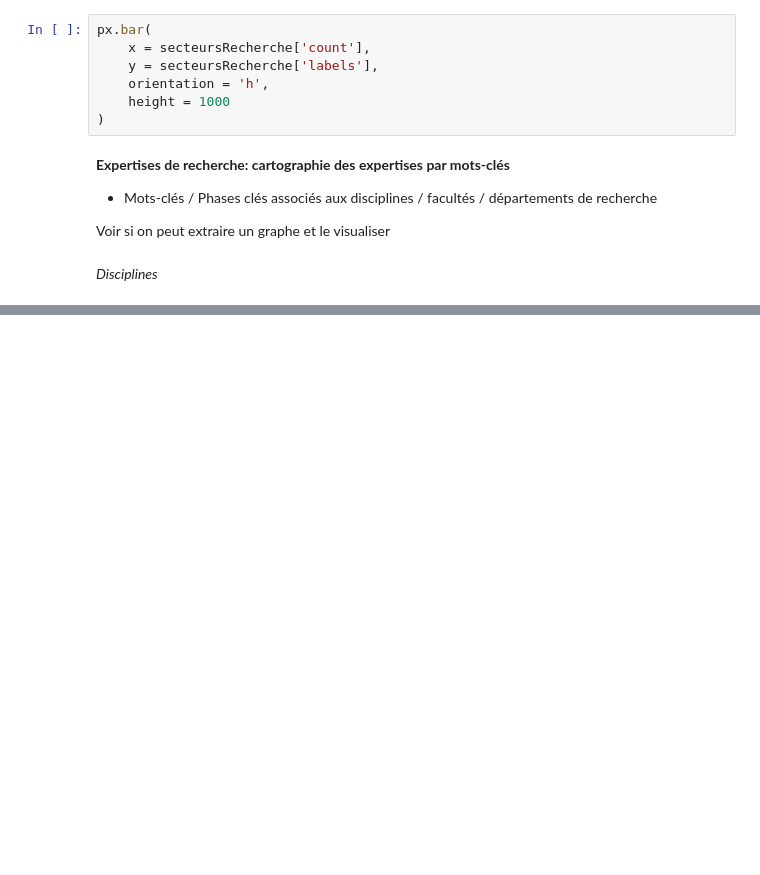
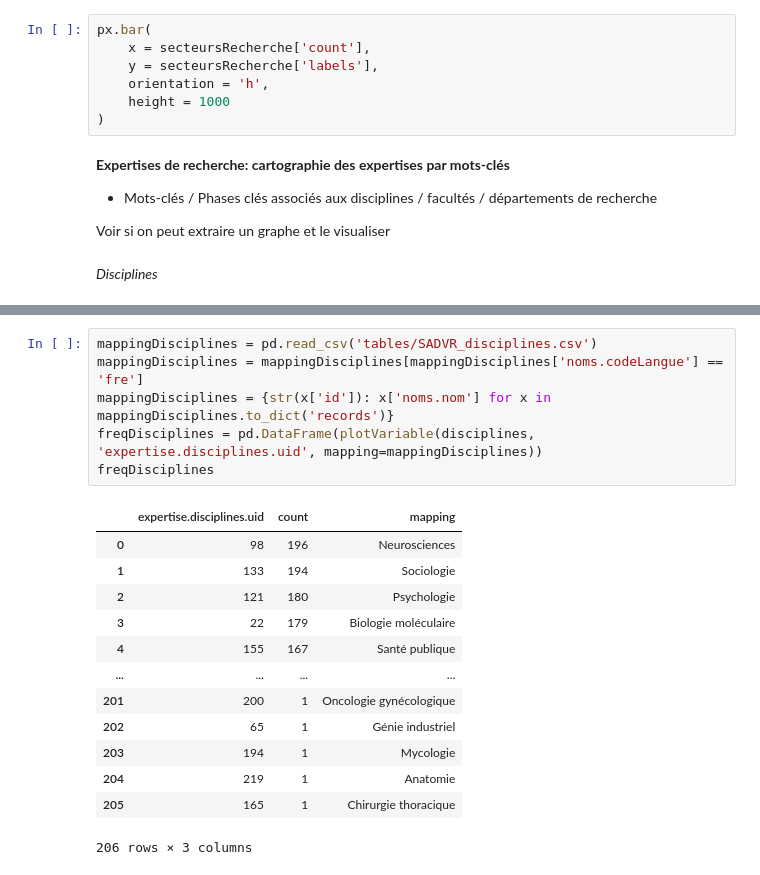
Before and after one commit to sadvr/sadvr-dashboard, a Jupyter notebook: API_SADVR_expertisesRecherche.ipynb, the cells around one changed output, grey strips where cells are left out. Cells and saved outputs as stored; diff of their text form; blank space fills up the shorter version.

```diff
--- a/API_SADVR_expertisesRecherche.ipynb
+++ b/API_SADVR_expertisesRecherche.ipynb
@@ -157,0 +112,20 @@ neuro
+# %%
+mappingDisciplines = pd.read_csv('tables/SADVR_disciplines.csv')
+mappingDisciplines = mappingDisciplines[mappingDisciplines['noms.codeLangue'] == 'fre']
+mappingDisciplines = {str(x['id']): x['noms.nom'] for x in mappingDisciplines.to_dict('records')}
+freqDisciplines = pd.DataFrame(plotVariable(disciplines, 'expertise.disciplines.uid', mapping=mappingDisciplines))
+freqDisciplines
+# %% [output]
+|  | expertise.disciplines.uid | count | mapping |
+| 0 | 98 | 196 | Neurosciences |
+| 1 | 133 | 194 | Sociologie |
+| 2 | 121 | 180 | Psychologie |
+| 3 | 22 | 179 | Biologie moléculaire |
+| 4 | 155 | 167 | Santé publique |
+| ... | ... | ... | ... |
+| 201 | 200 | 1 | Oncologie gynécologique |
+| 202 | 65 | 1 | Génie industriel |
+| 203 | 194 | 1 | Mycologie |
+| 204 | 219 | 1 | Anatomie |
+| 205 | 165 | 1 | Chirurgie thoracique |
+206 rows × 3 columns
```
Also changed, not shown: parts of 14 cells of this notebook, 2 other files.
